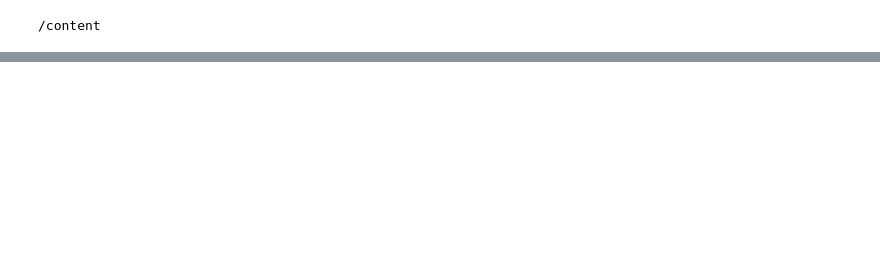
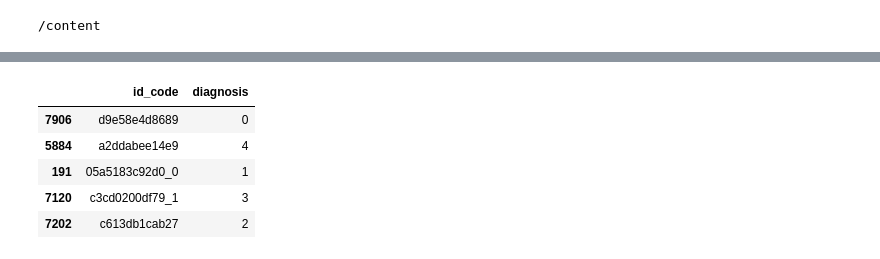
Before and after one commit to MittalNeha/retinopathy-kaggle, a Jupyter notebook: Resnet_50_baseline.ipynb, the cells around one changed output, grey strips where cells are left out. Saved outputs shown, nothing was run; the diff lists cells and outputs as text; code cells hidden in the pictures; blank space fills up the shorter version.

```diff
--- a/Resnet_50_baseline.ipynb
+++ b/Resnet_50_baseline.ipynb
@@ -534,0 +609,12 @@ check_model(history2, model)
+# %%
+train, val = train_test_split(df_train, test_size=0.4)
+train_data = train
+# %%
+train.head()
+# %% [output]
+|  | id_code | diagnosis |
+| 7906 | d9e58e4d8689 | 0 |
+| 5884 | a2ddabee14e9 | 4 |
+| 191 | 05a5183c92d0_0 | 1 |
+| 7120 | c3cd0200df79_1 | 3 |
+| 7202 | c613db1cab27 | 2 |
```
Also changed, not shown: parts of 31 cells of this notebook.
